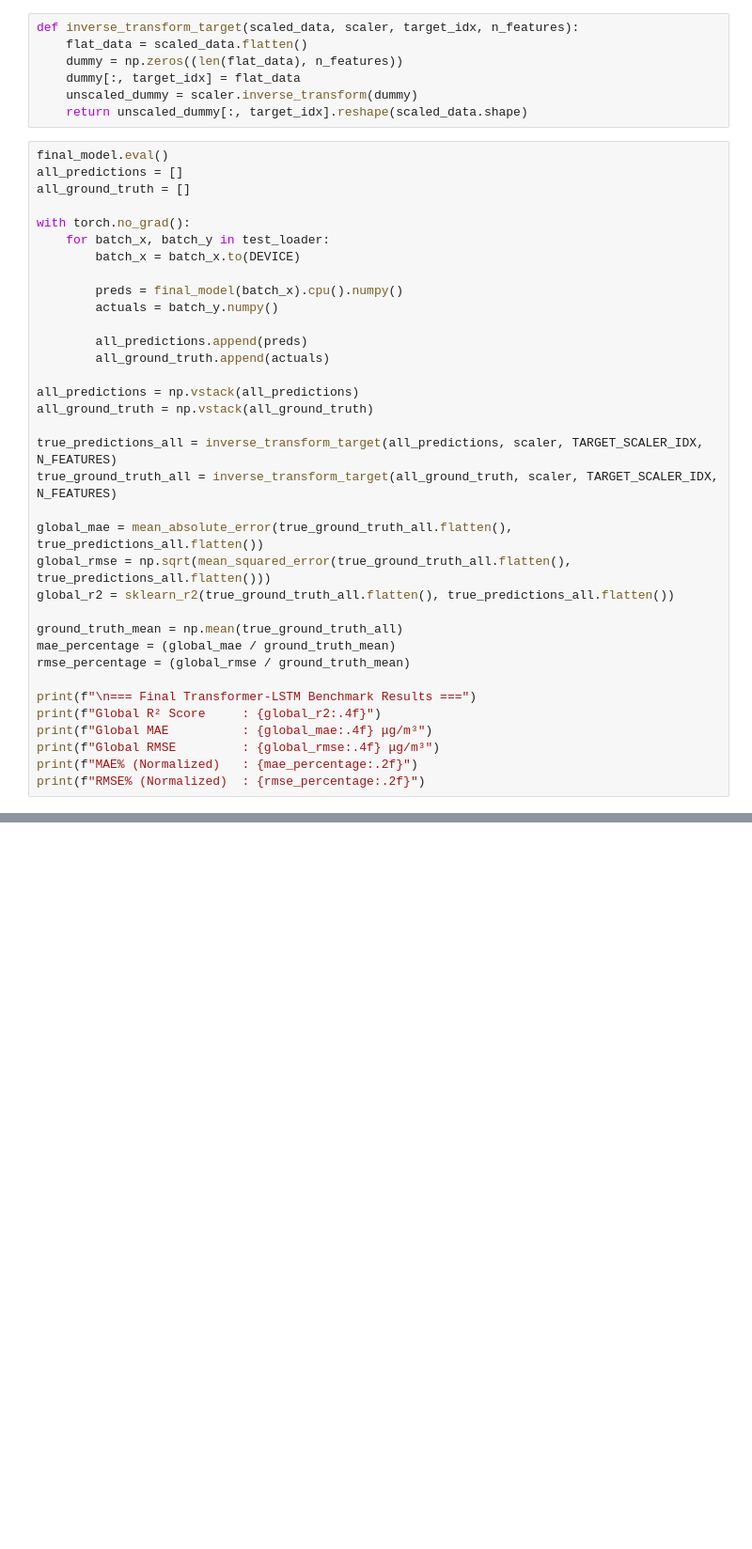
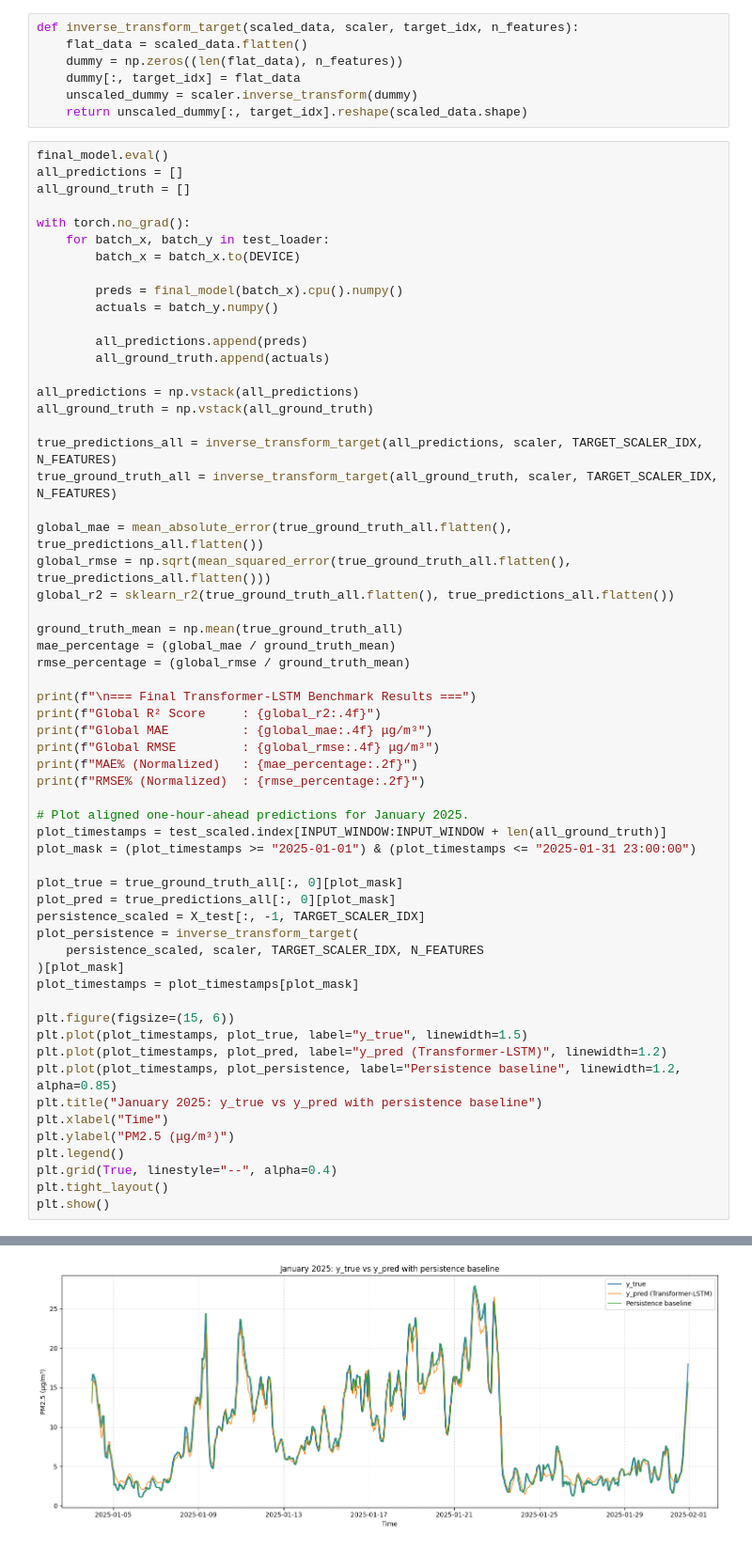
Before and after one commit to lucchinaluca/LLM-tool-calling-VIA-MCP-using-PM2.5-forecasting-model-as-tool, a Jupyter notebook: 4.5transformer_lstm_optimization.ipynb, the cells around one changed output, grey strips where cells are left out. Shown at 94% size. Drawn from its saved outputs; the diff is of its cells as text; blank space fills up the shorter version.

```diff
--- a/4.5transformer_lstm_optimization.ipynb
+++ b/4.5transformer_lstm_optimization.ipynb
@@ -655,33 +655,58 @@ with torch.no_grad():
         all_predictions.append(preds)
         all_ground_truth.append(actuals)
 
 all_predictions = np.vstack(all_predictions)
 all_ground_truth = np.vstack(all_ground_truth)
 
 true_predictions_all = inverse_transform_target(all_predictions, scaler, TARGET_SCALER_IDX, N_FEATURES)
 true_ground_truth_all = inverse_transform_target(all_ground_truth, scaler, TARGET_SCALER_IDX, N_FEATURES)
 
 global_mae = mean_absolute_error(true_ground_truth_all.flatten(), true_predictions_all.flatten())
 global_rmse = np.sqrt(mean_squared_error(true_ground_truth_all.flatten(), true_predictions_all.flatten()))
 global_r2 = sklearn_r2(true_ground_truth_all.flatten(), true_predictions_all.flatten())
 
 ground_truth_mean = np.mean(true_ground_truth_all)
 mae_percentage = (global_mae / ground_truth_mean)
 rmse_percentage = (global_rmse / ground_truth_mean)
 
 print(f"\n=== Final Transformer-LSTM Benchmark Results ===")
 print(f"Global R² Score     : {global_r2:.4f}")
 print(f"Global MAE          : {global_mae:.4f} μg/m³")
 print(f"Global RMSE         : {global_rmse:.4f} μg/m³")
 print(f"MAE% (Normalized)   : {mae_percentage:.2f}")
 print(f"RMSE% (Normalized)  : {rmse_percentage:.2f}")
+
+# Plot aligned one-hour-ahead predictions for January 2025.
+plot_timestamps = test_scaled.index[INPUT_WINDOW:INPUT_WINDOW + len(all_ground_truth)]
+plot_mask = (plot_timestamps >= "2025-01-01") & (plot_timestamps <= "2025-01-31 23:00:00")
+
+plot_true = true_ground_truth_all[:, 0][plot_mask]
+plot_pred = true_predictions_all[:, 0][plot_mask]
+persistence_scaled = X_test[:, -1, TARGET_SCALER_IDX]
+plot_persistence = inverse_transform_target(
+    persistence_scaled, scaler, TARGET_SCALER_IDX, N_FEATURES
+)[plot_mask]
+plot_timestamps = plot_timestamps[plot_mask]
+
+plt.figure(figsize=(15, 6))
+plt.plot(plot_timestamps, plot_true, label="y_true", linewidth=1.5)
+plt.plot(plot_timestamps, plot_pred, label="y_pred (Transformer-LSTM)", linewidth=1.2)
+plt.plot(plot_timestamps, plot_persistence, label="Persistence baseline", linewidth=1.2, alpha=0.85)
+plt.title("January 2025: y_true vs y_pred with persistence baseline")
+plt.xlabel("Time")
+plt.ylabel("PM2.5 (μg/m³)")
+plt.legend()
+plt.grid(True, linestyle="--", alpha=0.4)
+plt.tight_layout()
+plt.show()
 # %% [output]
 === Final Transformer-LSTM Benchmark Results ===
 Global R² Score     : 0.5965
 Global MAE          : 2.3718 μg/m³
 Global RMSE         : 3.6598 μg/m³
 MAE% (Normalized)   : 0.32
 RMSE% (Normalized)  : 0.49
+[figure, added]
 # %%
 import plotly.graph_objects as go
 
```
Also changed, not shown: 9 other files.
